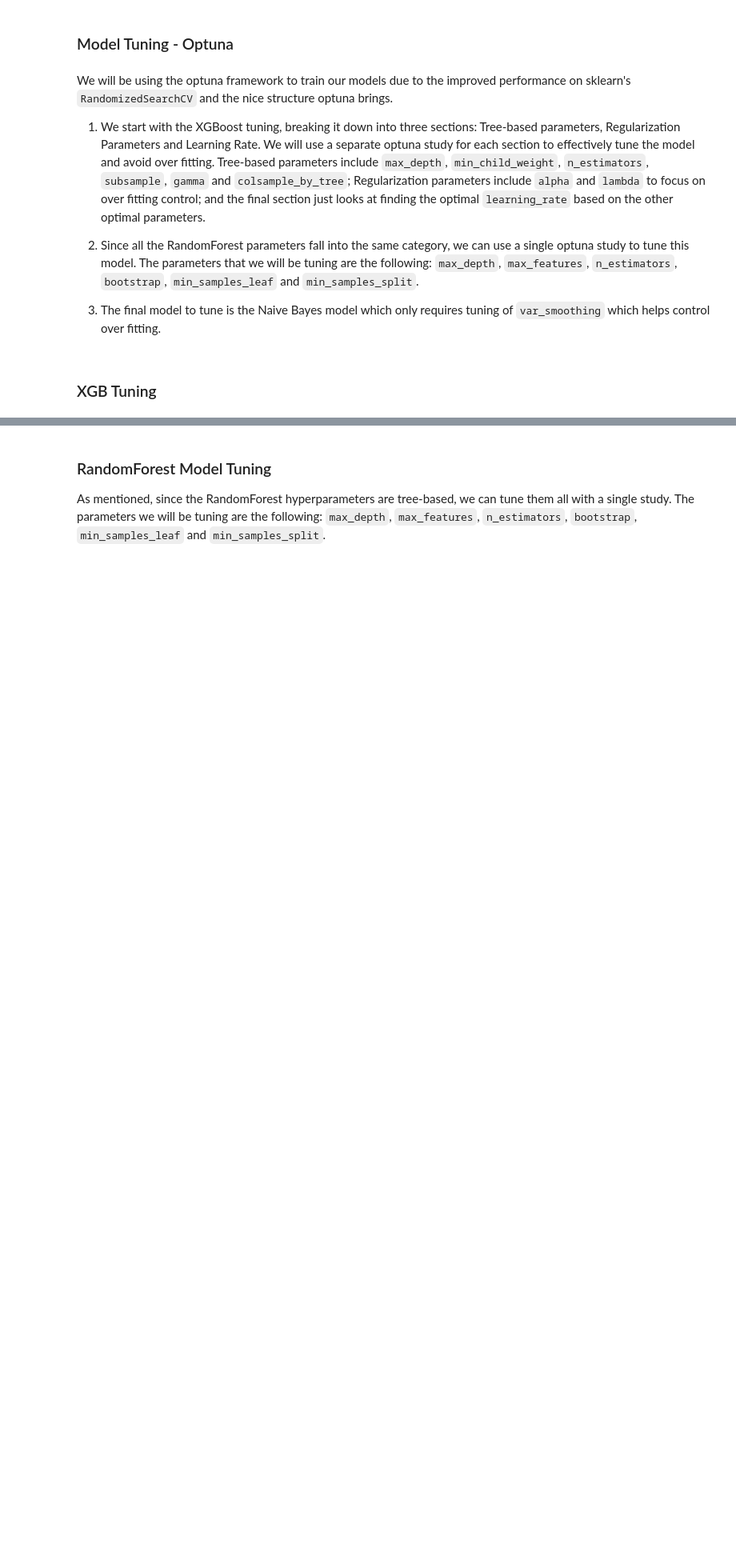
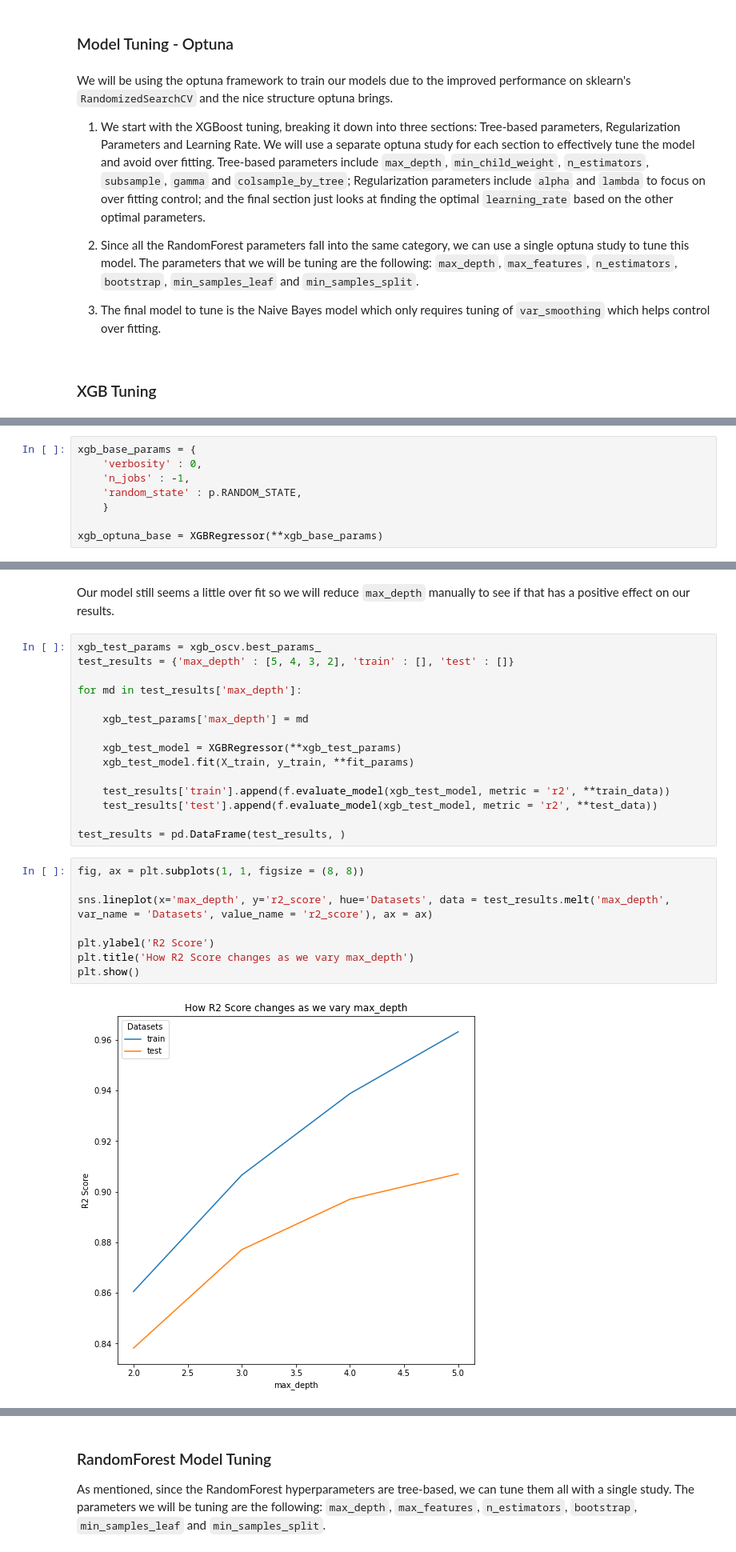
Before and after one commit to j4mes12/ITAI_Coursework, a Jupyter notebook: Task 1/04_Model_Tuning.ipynb, the cells around one changed output, grey strips where cells are left out. Shown at 80% size. Drawn from its saved outputs; the diff is of its cells as text; blank space fills up the shorter version.

Commit message:
oscv

```diff
--- a/Task 1/04_Model_Tuning.ipynb
+++ b/Task 1/04_Model_Tuning.ipynb
@@ -308,0 +123,8 @@ xgb_tuned_params
+# %%
+xgb_base_params = {
+    'verbosity' : 0,
+    'n_jobs' : -1,
+    'random_state' : p.RANDOM_STATE,
+    }
+
+xgb_optuna_base = XGBRegressor(**xgb_base_params)
@@ -308,0 +194,27 @@ xgb_tuned_params
+# %% [markdown]
+Our model still seems a little over fit so we will reduce `max_depth` manually to see if that has a positive effect on our results.
+# %%
+xgb_test_params = xgb_oscv.best_params_
+test_results = {'max_depth' : [5, 4, 3, 2], 'train' : [], 'test' : []}
+
+for md in test_results['max_depth']:
+
+    xgb_test_params['max_depth'] = md
+
+    xgb_test_model = XGBRegressor(**xgb_test_params)
+    xgb_test_model.fit(X_train, y_train, **fit_params)
+
+    test_results['train'].append(f.evaluate_model(xgb_test_model, metric = 'r2', **train_data))
+    test_results['test'].append(f.evaluate_model(xgb_test_model, metric = 'r2', **test_data))
+
+test_results = pd.DataFrame(test_results, )
+# %%
+fig, ax = plt.subplots(1, 1, figsize = (8, 8))
+
+sns.lineplot(x='max_depth', y='r2_score', hue='Datasets', data = test_results.melt('max_depth', var_name = 'Datasets', value_name = 'r2_score'), ax = ax)
+
+plt.ylabel('R2 Score')
+plt.title('How R2 Score changes as we vary max_depth')
+plt.show()
+# %% [output]
+[figure, added]
```
Also changed, not shown: parts of 43 cells of this notebook, 1 other file.
